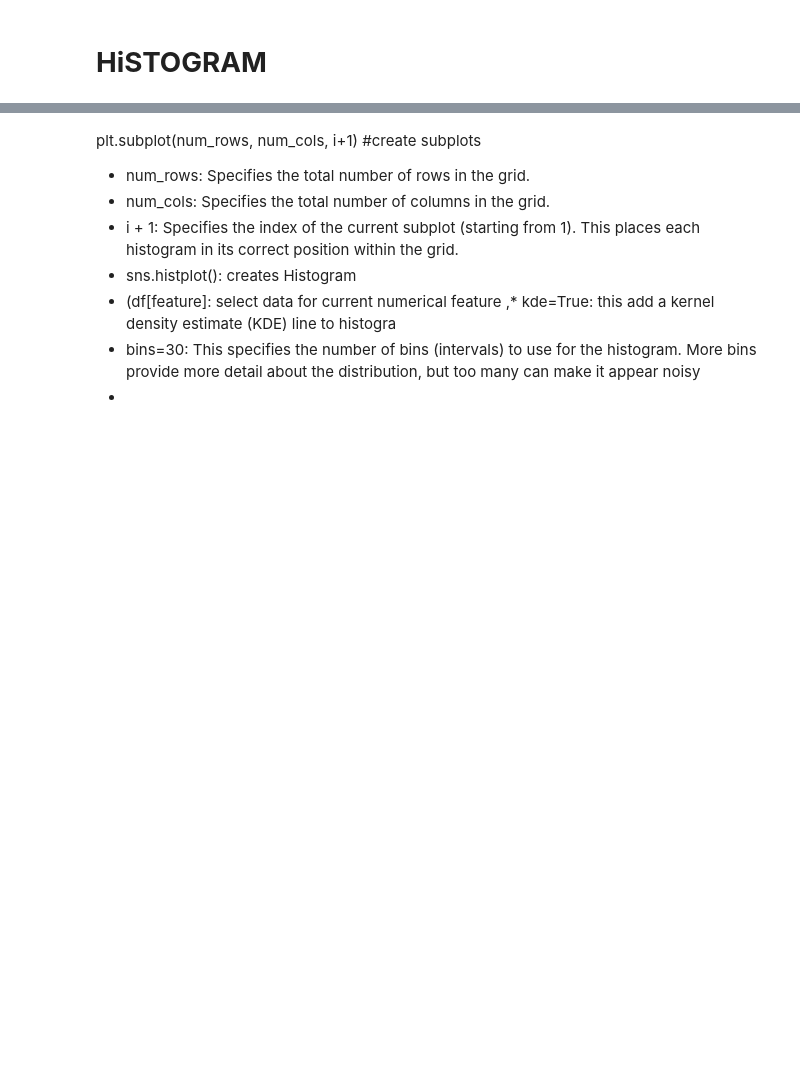
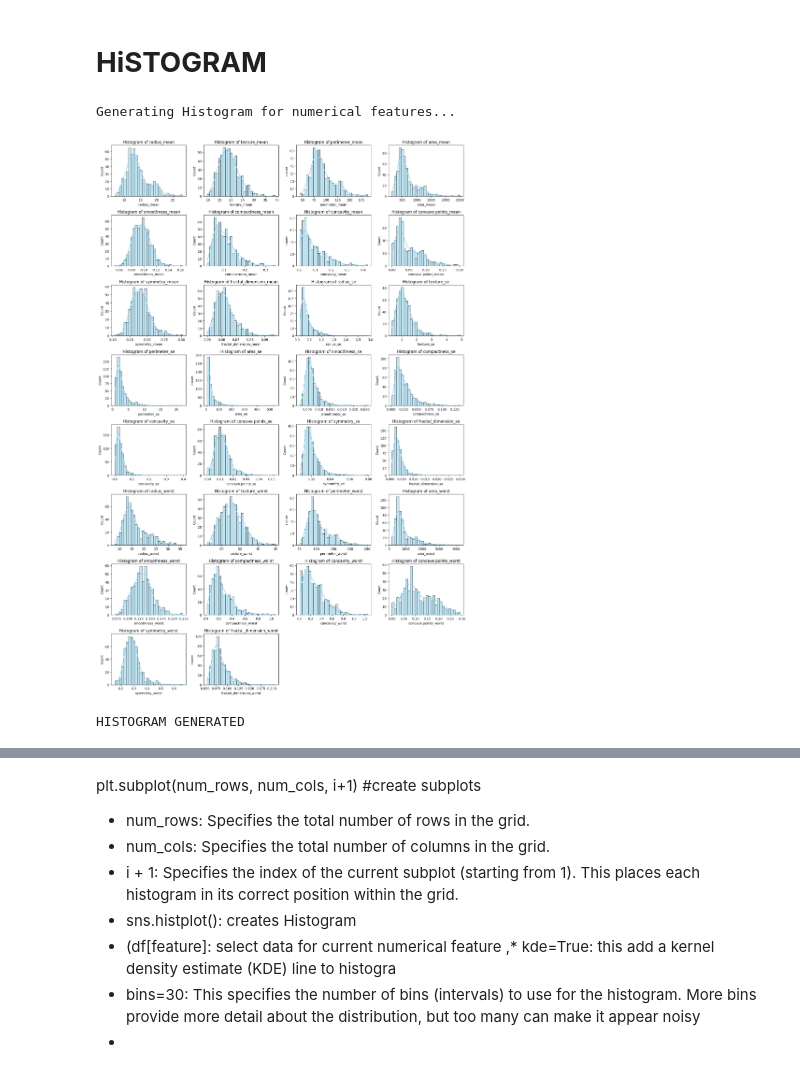
Before and after one commit to hafishafi/hafisprofile, a Jupyter notebook: IAI_Pract_Final.ipynb, the cells around one changed output, grey strips where cells are left out. Drawn from its saved outputs; the diff is of its cells as text; code cells hidden in the pictures; blank space fills up the shorter version.

```diff
--- a/IAI_Pract_Final.ipynb
+++ b/IAI_Pract_Final.ipynb
@@ -168,2 +155,19 @@ if 'id' in numerical_features:
 # %% [markdown]
 # **HiSTOGRAM**
+# %%
+print("Generating Histogram for numerical features... ")
+num_plots = len(numerical_features) #num of numerical features (exclude 'id')
+num_cols= 4 #num of columns
+num_rows=(num_plots+num_cols-1)//num_cols #calculate the rows needed
+plt.figure(figsize=(num_cols * 4, num_rows * 3)) #Adjust fig size dynamically.
+for i , feature in enumerate(numerical_features):
+  plt.subplot(num_rows, num_cols, i+1) #create subplots
+  sns.histplot(df[feature], kde=True, bins=30, color='skyblue')
+  plt.title(f'Histogram of {feature}')
+  plt.tight_layout() #adjust subplot to fit within the figure area automatically
+plt.show()
+print("\nHISTOGRAM GENERATED")
+# %% [output]
+Generating Histogram for numerical features...
+[figure, added]
+HISTOGRAM GENERATED
```
Also changed, not shown: parts of 23 cells of this notebook.
